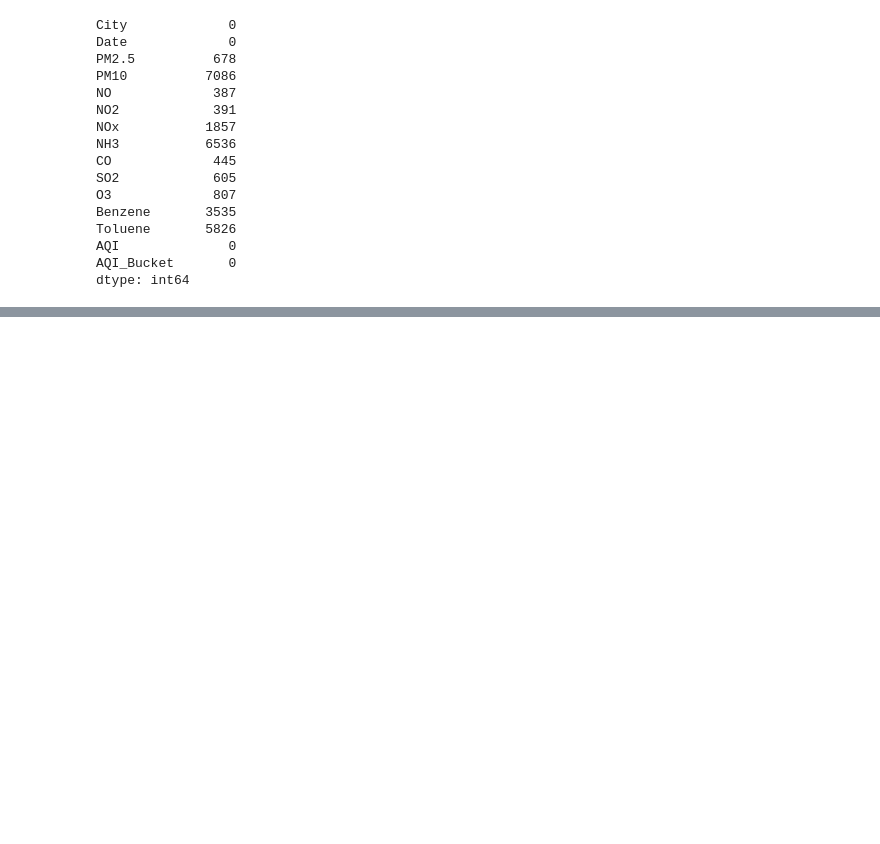
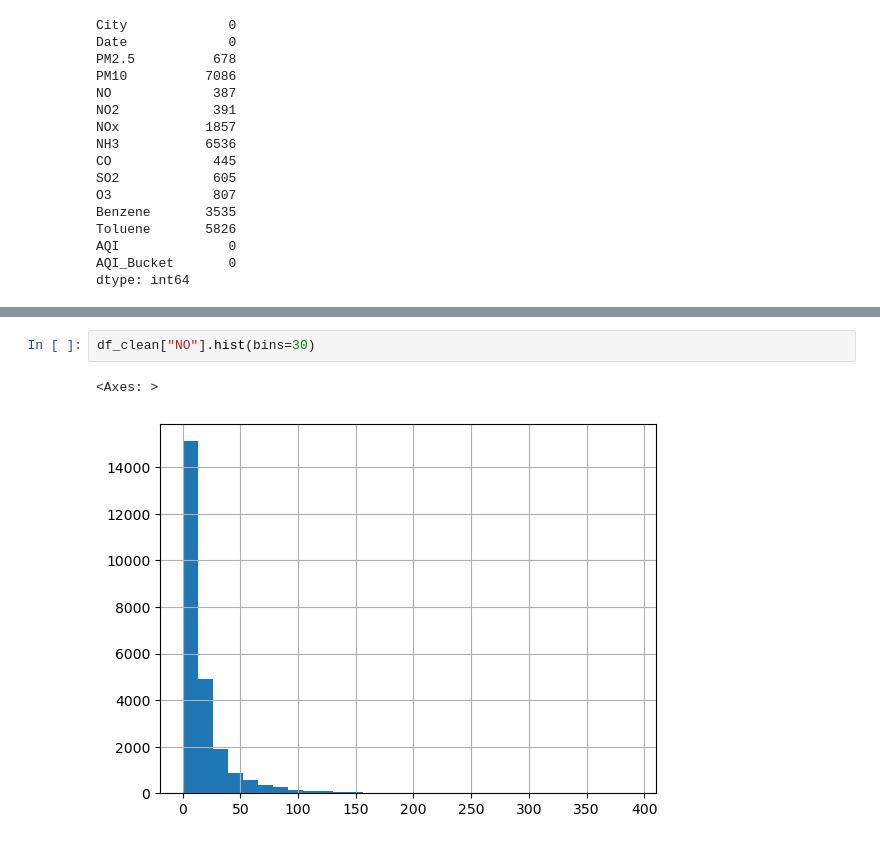
Before and after one commit to shailajadurgam60-ai/AirCare-AI, a Jupyter notebook: notebooks/02_data_cleaning.ipynb, the cells around one changed output, grey strips where cells are left out. Cells and saved outputs as stored; diff of their text form; blank space fills up the shorter version.

```diff
--- a/notebooks/02_data_cleaning.ipynb
+++ b/notebooks/02_data_cleaning.ipynb
@@ -69,0 +80,5 @@ dtype: int64
+# %%
+df_clean["NO"].hist(bins=30)
+# %% [output]
+<Axes: >
+[figure, added]
```
Also changed, not shown: parts of 19 cells of this notebook, 2 other files.
